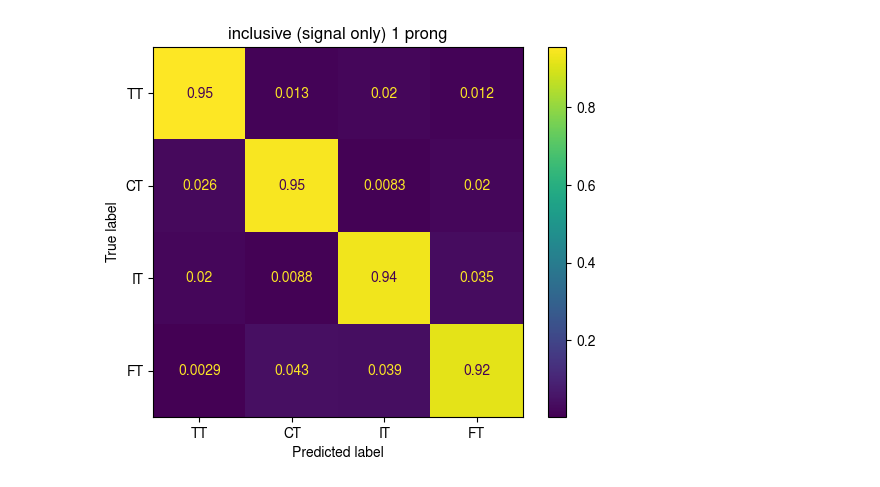
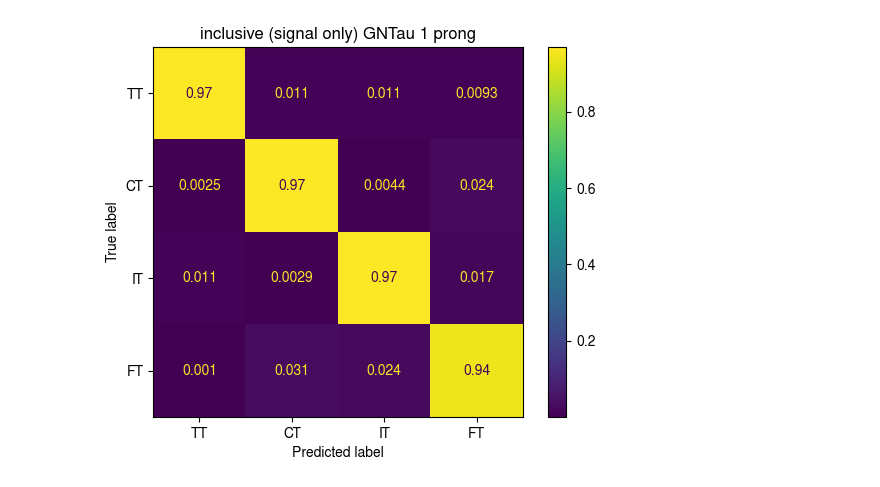
Before and after one commit to etiennedreyer/GNtau, a Jupyter notebook: notebooks/confusion_matrix_NOT_RNN.ipynb, the cells around one changed output. Cells and saved outputs as stored; diff of their text form; code cells hidden in the pictures.

```diff
--- a/notebooks/confusion_matrix_NOT_RNN.ipynb
+++ b/notebooks/confusion_matrix_NOT_RNN.ipynb
@@ -238,21 +218,14 @@ f1 = np.where(f1 == 30 ,2, f1) # 30 --> 2
-# %%
-
-valid_truth1 = np.where(valid_truth1 != 0,valid_truth1, 00) # 0 --> 00
-valid_truth1 = np.where(valid_truth1 != 1,valid_truth1, 10) # 1 --> 10
-valid_truth1 = np.where(valid_truth1 != 2,valid_truth1, 20) # 2 --> 20
-valid_truth1 = np.where(valid_truth1 != 3,valid_truth1, 30) # 3 --> 30
-# %%
-valid_truth1 = np.where(valid_truth1 == 00,3, valid_truth1) # 00 --> 3
-valid_truth1 = np.where(valid_truth1 == 10 ,0, valid_truth1) # 10 --> 0
-valid_truth1 = np.where(valid_truth1 == 20 ,1, valid_truth1) # 20 --> 1
-valid_truth1 = np.where(valid_truth1 == 30 ,2, valid_truth1) # 30 --> 2
+# %%
+new_pred1 = relabel(new_pred1)
+# %%
+valid_truth1 = relabel(valid_truth1)
 # %%
-confusion_matrix = metrics.confusion_matrix(valid_truth1, f1, normalize='true')
+confusion_matrix = metrics.confusion_matrix(valid_truth1, new_pred1, normalize='true')
 
 cm_display = metrics.ConfusionMatrixDisplay(confusion_matrix = confusion_matrix, display_labels=['TT', 'CT', 'IT', 'FT'])
 
 cm_display.plot()
-plt.title('inclusive (signal only) 1 prong')
+plt.title('inclusive (signal only) GNTau 1 prong')
 plt.show()
 # %% [output]
-[figure, old version]
+[figure, new version]
```
Also changed, not shown: parts of 70 cells of this notebook, 10 other files.
